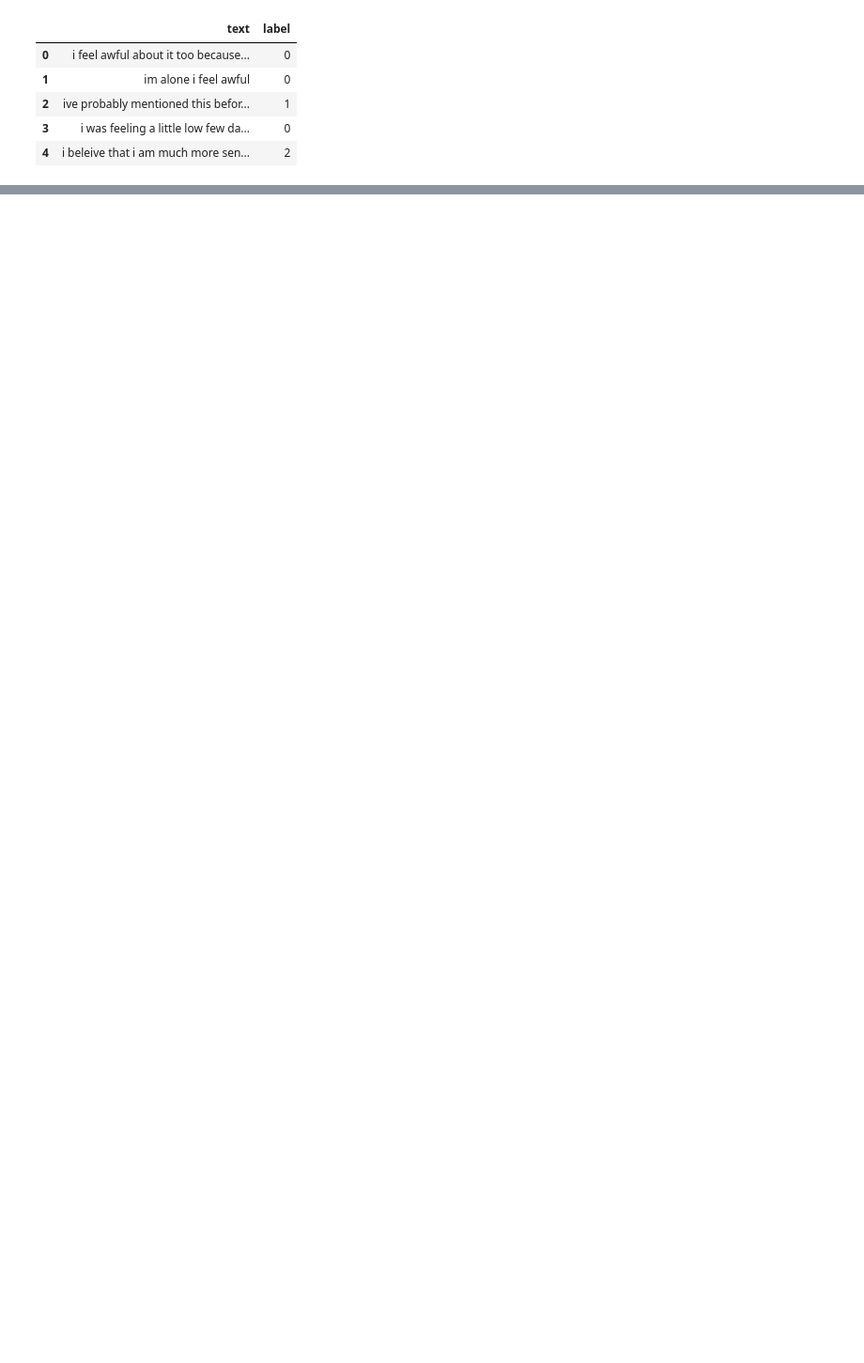
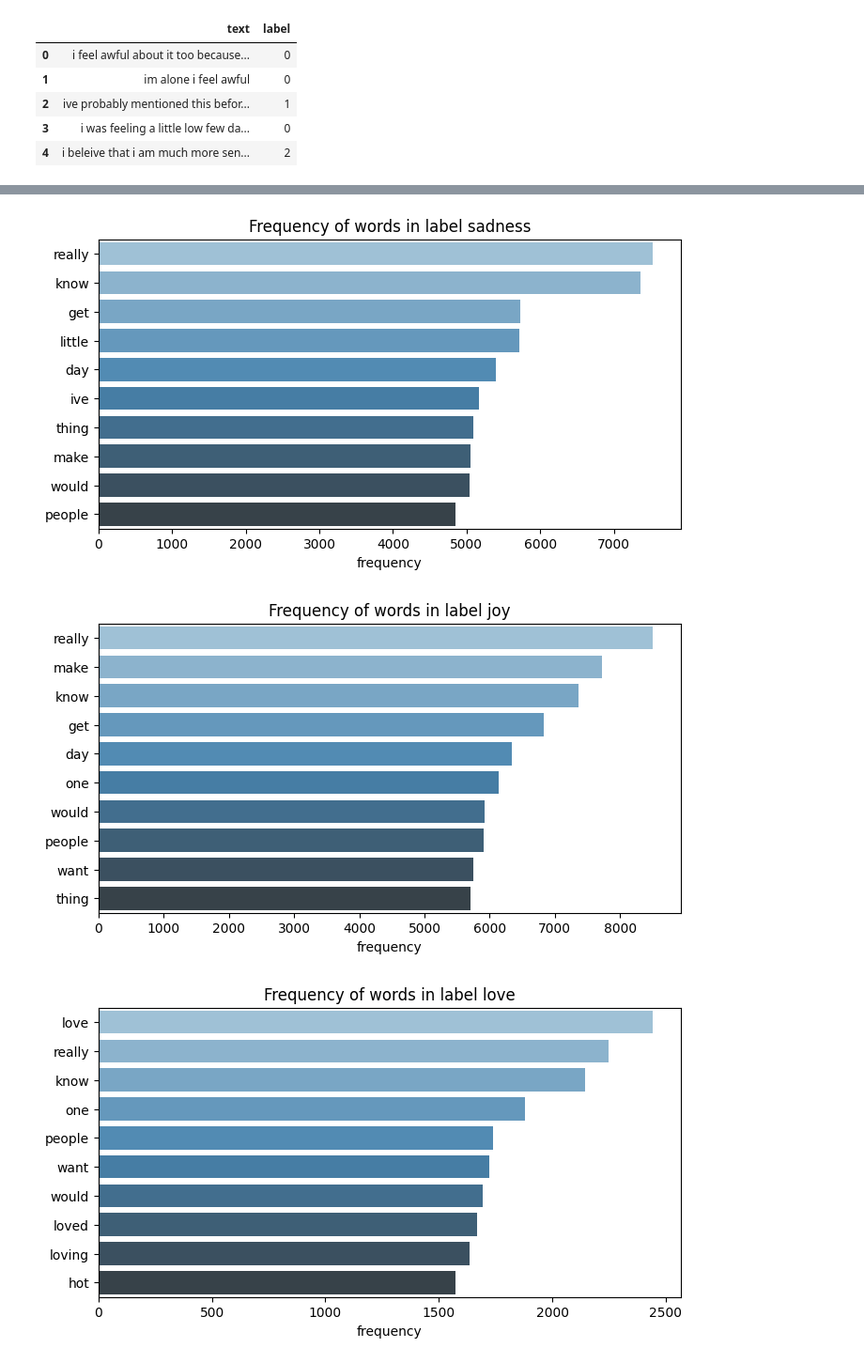
Before and after one commit to Pholmgrendev/UnsupervisedSentiment, a Jupyter notebook: TwitterClassifier.ipynb, the cells around one changed output, grey strips where cells are left out. Shown at 94% size. Cells and saved outputs as stored; diff of their text form; code cells hidden in the pictures; blank space fills up the shorter version.

```diff
--- a/TwitterClassifier.ipynb
+++ b/TwitterClassifier.ipynb
@@ -32,0 +158,13 @@ full_data.head()
+# %%
+wordnet_lemmatizer = WordNetLemmatizer()
+tokenizer = TweetTokenizer(preserve_case=False, strip_handles=True)
+
+def tokenize_lemmatize(text):
+    tokens = tokenizer.tokenize(text)
+    stop_words = stopwords.words('english')
+    tokens = [wordnet_lemmatizer.lemmatize(token) for token in tokens if token not in stop_words]
+
+    return ' '.join(tokens)
+# %%
+full_data['tokens'] = full_data['clean_text'].apply(lambda x: tokenize_lemmatize(x))
+full_data[['text', 'clean_text', 'tokens']].head()
@@ -32,0 +182,24 @@ full_data.head()
+# %%
+for label in full_data['emotion'].unique():
+
+    text = " ".join(full_data[full_data['emotion'] == label]['tokens']).split()
+
+    most_common = Counter(text).most_common(10)
+
+    word, counts = zip(*most_common)
+
+
+
+    plt.figure(figsize=(8,4))
+
+    sns.barplot(x=list(counts), y=list(word), palette="Blues_d")
+
+    plt.title(f"Frequency of words in label {label}")
+
+    plt.xlabel('frequency')
+
+    plt.show()
+# %% [output]
+[figure, added]
+[figure, added]
+[figure, added]
```
Also changed, not shown: parts of 25 cells of this notebook.
